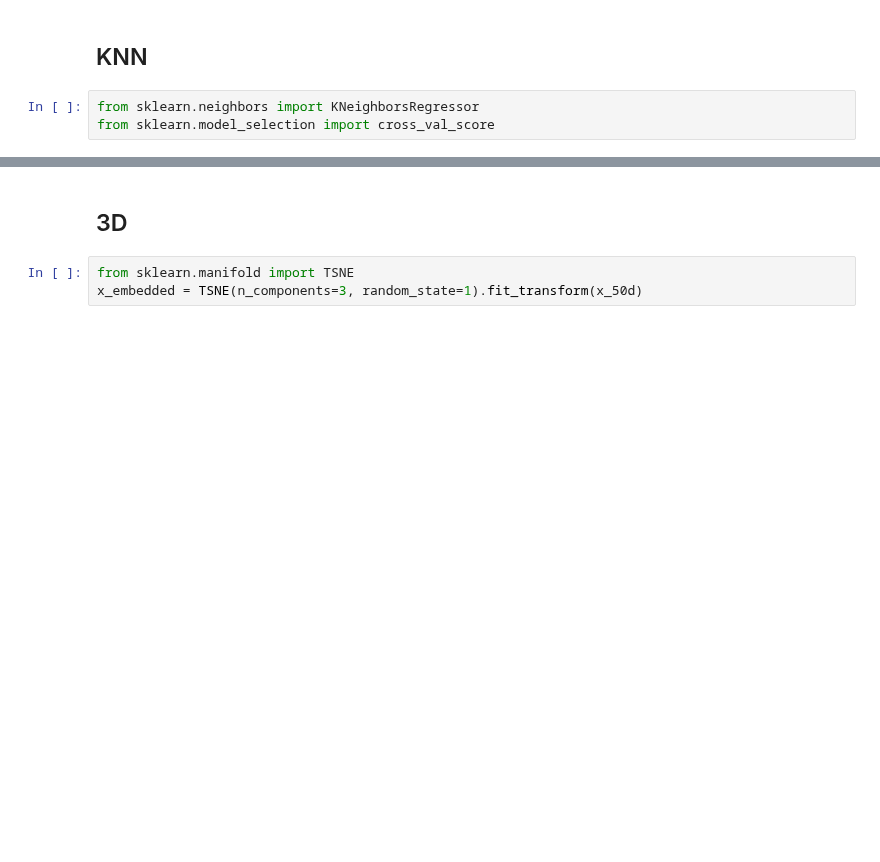
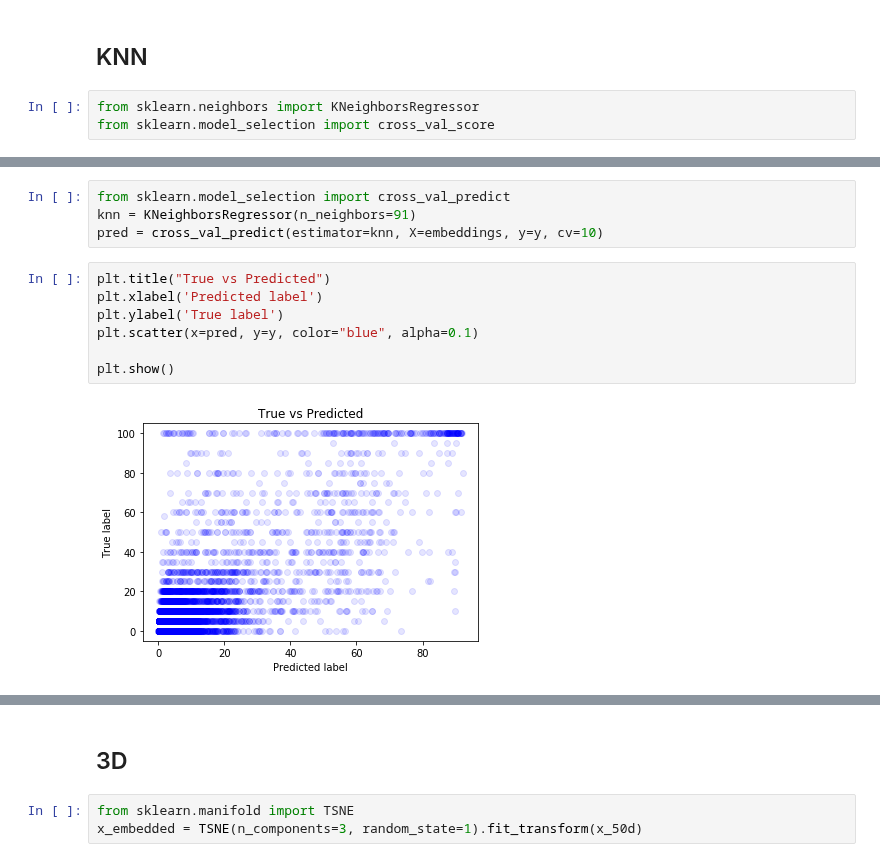
Before and after one commit to janickrohrbach/arthritis-net, a Jupyter notebook: embeddings_regression.ipynb, the cells around one changed output, grey strips where cells are left out. Drawn from its saved outputs; the diff is of its cells as text; blank space fills up the shorter version.

Commit message:
embeddings KNN

```diff
--- a/embeddings_regression.ipynb
+++ b/embeddings_regression.ipynb
@@ -136,0 +177,13 @@ The optimal number of neighbors is 9
+# %%
+from sklearn.model_selection import cross_val_predict
+knn = KNeighborsRegressor(n_neighbors=91)
+pred = cross_val_predict(estimator=knn, X=embeddings, y=y, cv=10)
+# %%
+plt.title("True vs Predicted")
+plt.xlabel('Predicted label')
+plt.ylabel('True label')
+plt.scatter(x=pred, y=y, color="blue", alpha=0.1)
+
+plt.show()
+# %% [output]
+[figure, added]
```
Also changed, not shown: parts of 10 cells of this notebook, 2 other files.
